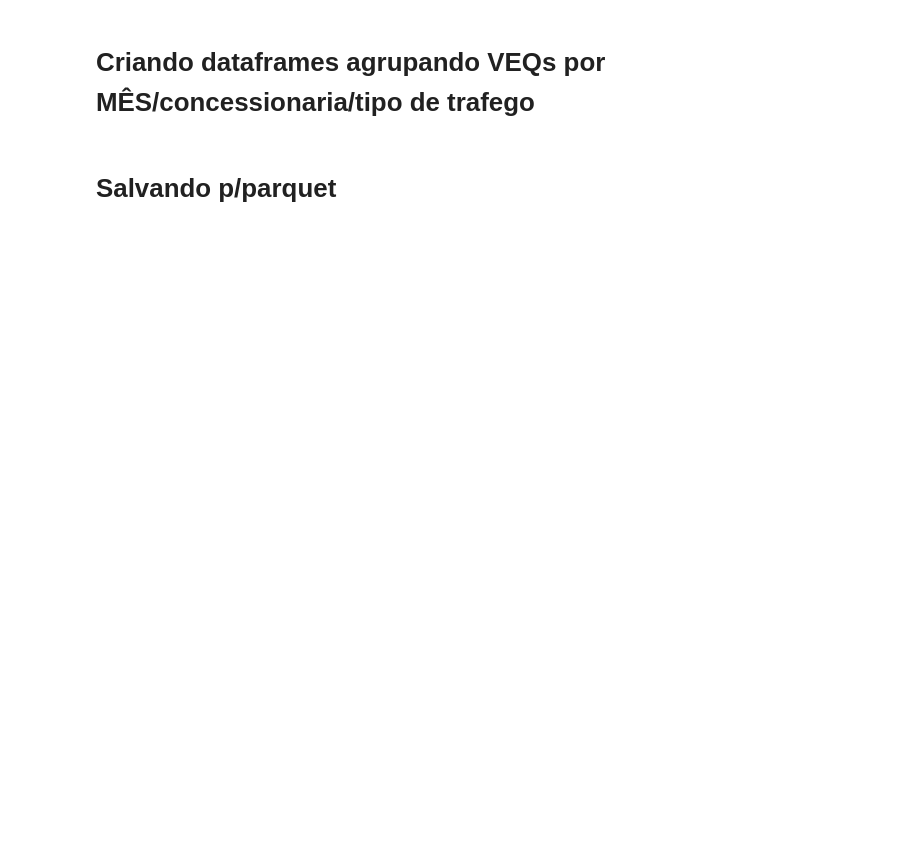
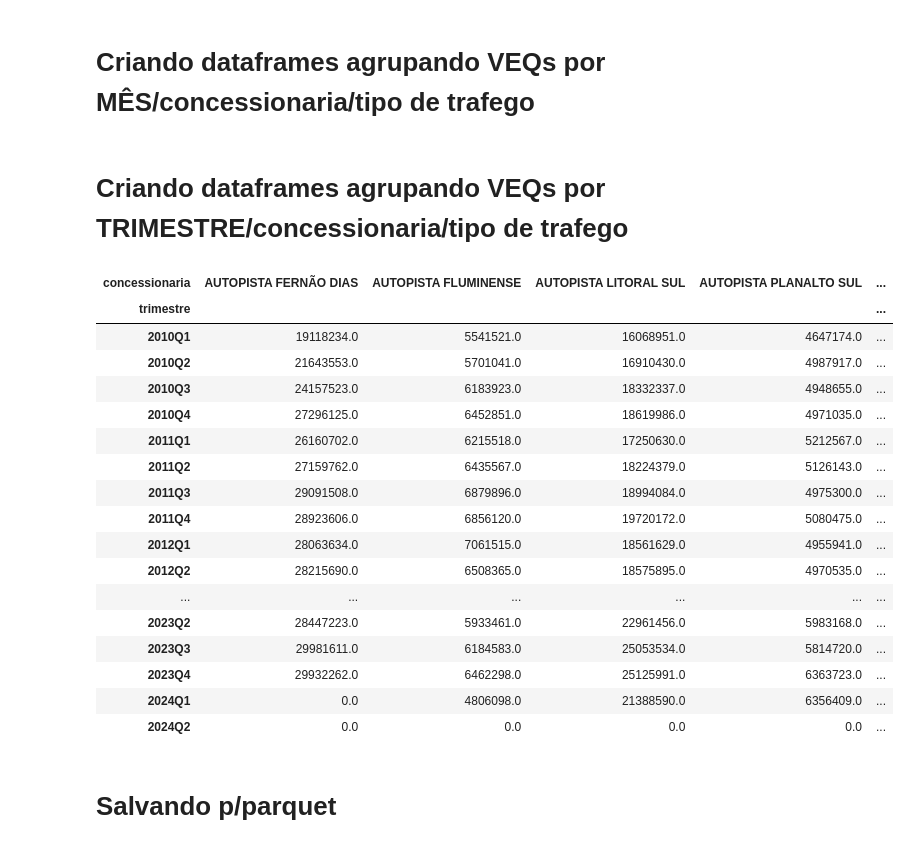
Before and after one commit to andreacmartins/infra-data, a Jupyter notebook: scripts/consolidacao_dados_trafego.ipynb, the cells around one changed output. Drawn from its saved outputs; the diff is of its cells as text; code cells hidden in the pictures; blank space fills up the shorter version.

Commit message:
refactoring consolidacao dados trafego

```diff
--- a/scripts/consolidacao_dados_trafego.ipynb
+++ b/scripts/consolidacao_dados_trafego.ipynb
@@ -257,2 +285,5 @@ for col in cols_veqs:
+# %%
+for veq, df in dict_veqs_anual.items():
+    dict_veqs_anual[veq] = filter_incomplete_years(df, df_periodos)
 # %% [markdown]
 # Criando dataframes agrupando VEQs por MÊS/concessionaria/tipo de trafego
@@ -263,9 +290,7 @@ for col in cols_veqs:
 # %%
 # Criando uma coluna agrupando todos os registros em um mes ano para o final do mes para groupby
-df_trafego['MES_ANO_f'] = pd.to_datetime(df_trafego['mes_ano'], format='%m/%Y')
-df_trafego['MES_ANO_f'] = df_trafego['MES_ANO_f'] + pd.offsets.MonthEnd(0)
-
-# df_trafego['MES_ANO_f'] = df_trafego['MES_ANO_f'].dt.date
+df_trafego['MES_ANO_f'] = pd.to_datetime(df_trafego['mes_ano'], format='%m/%Y') + pd.offsets.MonthEnd(0)
+df_trafego['MES_ANO_f'] = df_trafego['MES_ANO_f'].dt.date
 # %%
 dict_veqs_mensal = {}
 for col in cols_veqs:
@@ -277,0 +334,5 @@ for col in cols_veqs:
+# %%
+for veq, df in dict_veqs_mensal.items():
+    dict_veqs_mensal[veq] = filter_incomplete_months(df, df_periodos)
+# %% [markdown]
+# Criando dataframes agrupando VEQs por TRIMESTRE/concessionaria/tipo de trafego
@@ -278,3 +341,55 @@ for col in cols_veqs:
+# %%
+def group_by_tri(df_monthly):
+    df_tri = df_monthly.copy()
+
+    # Ensure the index is a datetime object
+    df_tri.index = pd.to_datetime(df_tri.index)
+
+    # Create a column for the quarter-year format
+    df_tri['trimestre'] = df_tri.index.to_period('Q')
+
+    # Identify quarters with any NaN values
+    cols = [col for col in df_tri.columns if col != 'trimestre']
+    for col in cols:
+        # Find quarters where there is at least one NaN value in the column
+        quarters_with_nan = df_tri.groupby('trimestre')[col].apply(lambda x: x.isna().any())
+
+        # Filter only quarters that have NaN
+        quarters_with_nan = quarters_with_nan[quarters_with_nan].index
+
+        # Set all values in those quarters to zero for the column
+        df_tri.loc[df_tri['trimestre'].isin(quarters_with_nan), col] = 0
+
+    # Drop the helper column
+    df_tri = df_tri.drop(columns=['trimestre'])
+
+    # Group by trimester (quarter) and sum
+    df_tri = df_tri.groupby(df_tri.index.to_period('Q')).sum()
+
+    df_tri.index.name = 'trimestre'
+
+    return df_tri
+# %%
+group_by_tri(dict_veqs_mensal['VEQS_COMERCIAL'])
+# %% [output]
+| concessionaria | AUTOPISTA FERNÃO DIAS | AUTOPISTA FLUMINENSE | AUTOPISTA LITORAL SUL | AUTOPISTA PLANALTO SUL | ... |
+| trimestre |  |  |  |  | ... |
+| 2010Q1 | 19118234.0 | 5541521.0 | 16068951.0 | 4647174.0 | ... |
+| 2010Q2 | 21643553.0 | 5701041.0 | 16910430.0 | 4987917.0 | ... |
+| 2010Q3 | 24157523.0 | 6183923.0 | 18332337.0 | 4948655.0 | ... |
+| 2010Q4 | 27296125.0 | 6452851.0 | 18619986.0 | 4971035.0 | ... |
+| 2011Q1 | 26160702.0 | 6215518.0 | 17250630.0 | 5212567.0 | ... |
+| 2011Q2 | 27159762.0 | 6435567.0 | 18224379.0 | 5126143.0 | ... |
+| 2011Q3 | 29091508.0 | 6879896.0 | 18994084.0 | 4975300.0 | ... |
+| 2011Q4 | 28923606.0 | 6856120.0 | 19720172.0 | 5080475.0 | ... |
+| 2012Q1 | 28063634.0 | 7061515.0 | 18561629.0 | 4955941.0 | ... |
+| 2012Q2 | 28215690.0 | 6508365.0 | 18575895.0 | 4970535.0 | ... |
+| ... | ... | ... | ... | ... | ... |
+| 2023Q2 | 28447223.0 | 5933461.0 | 22961456.0 | 5983168.0 | ... |
+| 2023Q3 | 29981611.0 | 6184583.0 | 25053534.0 | 5814720.0 | ... |
+| 2023Q4 | 29932262.0 | 6462298.0 | 25125991.0 | 6363723.0 | ... |
+| 2024Q1 | 0.0 | 4806098.0 | 21388590.0 | 6356409.0 | ... |
+| 2024Q2 | 0.0 | 0.0 | 0.0 | 0.0 | ... |
 # %% [markdown]
 # Salvando p/parquet
 # %%
```
Also changed, not shown: parts of 11 cells of this notebook.
